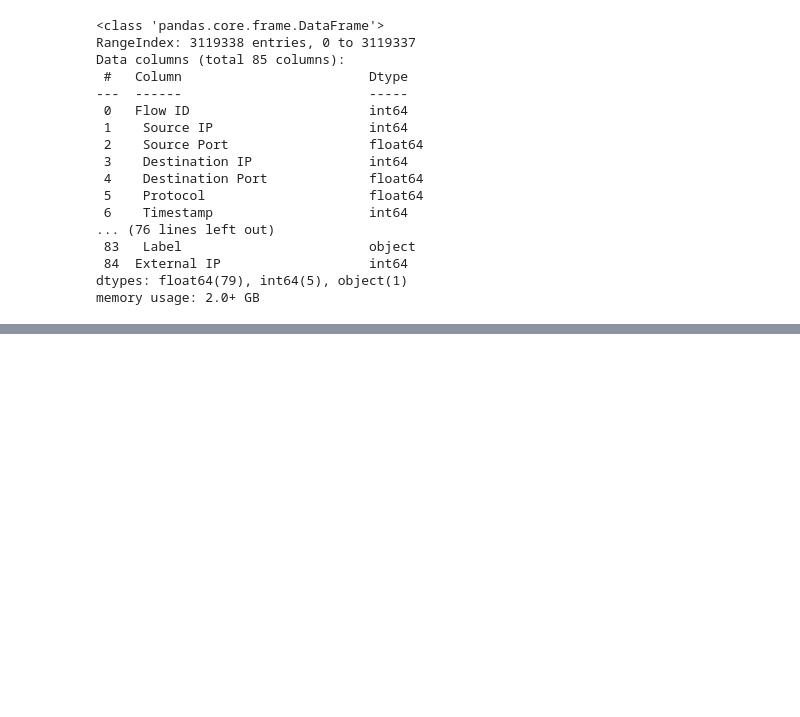
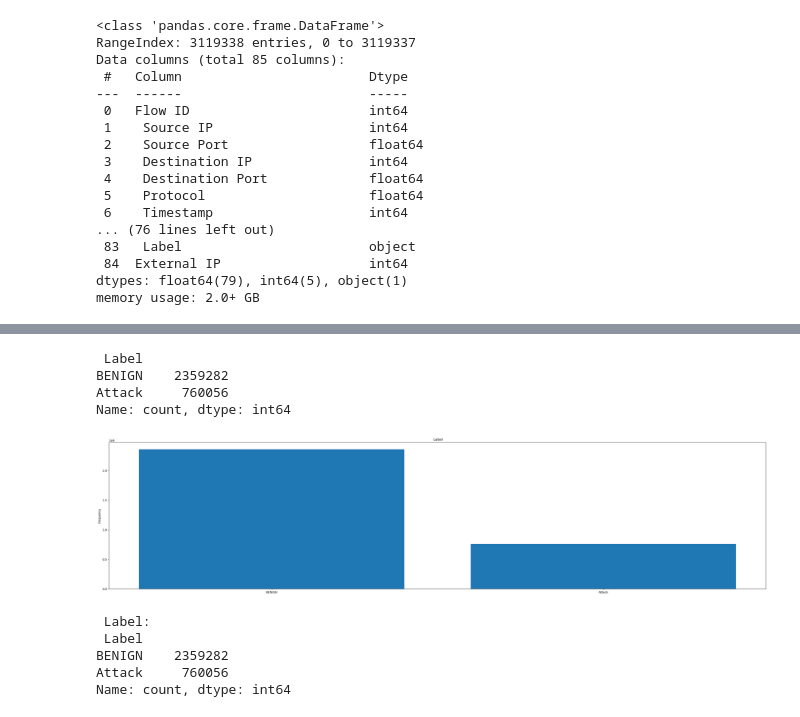
Before and after one commit to Kota04/Network-Anomaly-Dection-Using-ML, a Jupyter notebook: preprocess.ipynb, the cells around one changed output, grey strips where cells are left out. Cells and saved outputs as stored; diff of their text form; code cells hidden in the pictures; blank space fills up the shorter version.

Commit message:
added the graphs

```diff
--- a/preprocess.ipynb
+++ b/preprocess.ipynb
@@ -140,3 +142,21 @@ df["Flow Bytes/s"] = df["Flow Bytes/s"].replace("NaN", 0)
 df[" Flow Packets/s"] = df[" Flow Packets/s"].replace("NaN", 0)
 # %%
 df.to_csv('./CSVs/alldata.csv',index=False)
+# %%
+import matplotlib.pyplot as plt
+import numpy as np
+
+def bar_plot(variable):
+    # get feature
+    var = df[variable]
+    # count number of categorical variable(value/sample)
+    varValue = var.value_counts()
+
+    # visualize
+    plt.figure(figsize = (40,9))
+    plt.bar(varValue.index, varValue)
+    plt.xticks(varValue.index, varValue.index.values)
+    plt.ylabel("Frequency")
+    plt.title(variable)
+    plt.show()
+    print("{}:\n{}".format(variable,varValue))
@@ -142,0 +187,16 @@ df.to_csv('./CSVs/alldata.csv',index=False)
+# %%
+df[' Label'].value_counts()
+# %% [output]
+ Label
+BENIGN    2359282
+Attack     760056
+Name: count, dtype: int64
+# %%
+bar_plot(' Label')
+# %% [output]
+[figure, added]
+ Label:
+ Label
+BENIGN    2359282
+Attack     760056
+Name: count, dtype: int64
```
Also changed, not shown: parts of 4 cells of this notebook.
